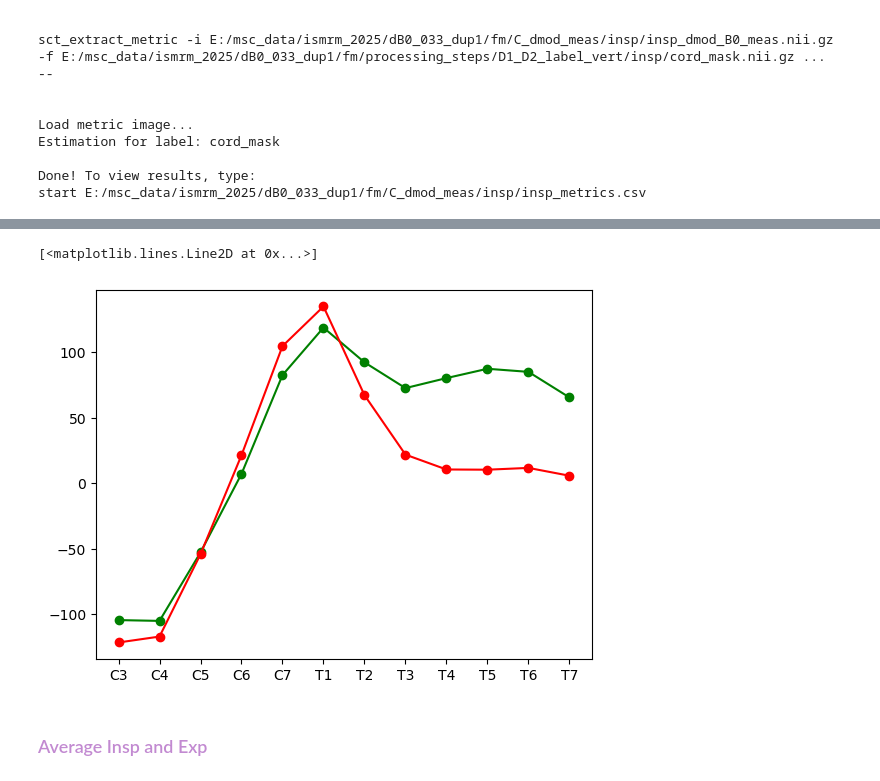
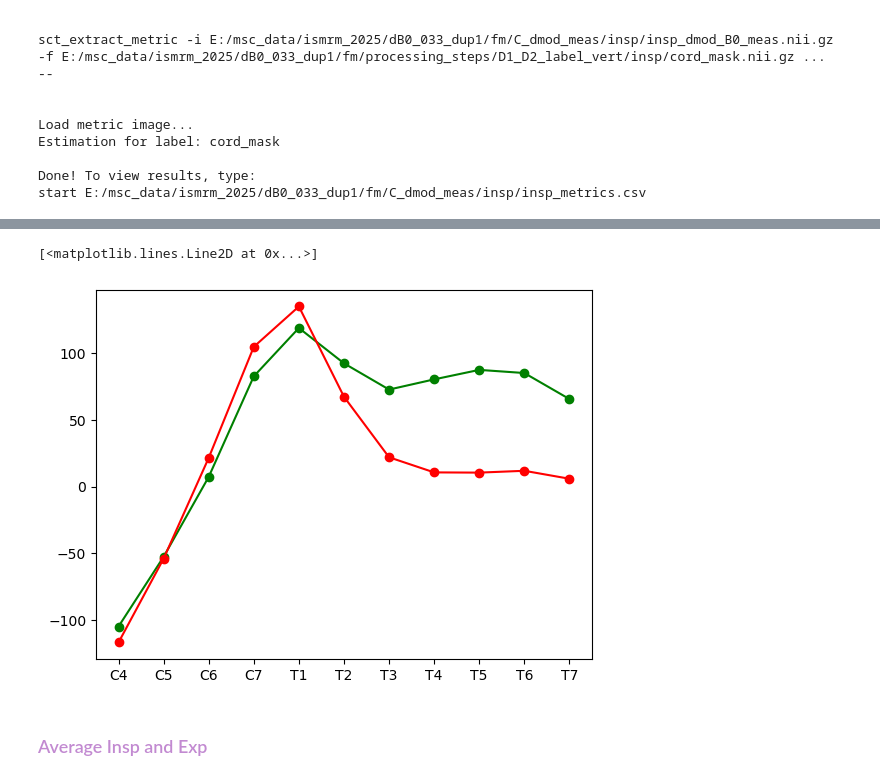
Before and after one commit to sriosq/Image-processing-strategies, a Jupyter notebook: compare_fieldmap/db0_033_nb.ipynb, the cells around one changed output, grey strips where cells are left out. Cells and saved outputs as stored; diff of their text form; code cells hidden in the pictures.

```diff
--- a/compare_fieldmap/db0_033_nb.ipynb
+++ b/compare_fieldmap/db0_033_nb.ipynb
@@ -65,5 +66,5 @@ start E:/msc_data/ismrm_2025/dB0_033_dup1/fm/C_dmod_meas/exp/exp_metrics.csv
 # %%
-exp_B0_metrics_path =  "E:/msc_data/ismrm_2025/dB0_033_dup1/fm/C_dmod_meas/exp/exp_metrics.csv"
+exp_B0_metrics_path =  "E:/msc_data/ismrm_2025/dB0_033_dup1/fm/C_dmod_meas/exp/exp_metrics_test.csv"
 exp_metrics_df = pd.read_csv(exp_B0_metrics_path)
 exp_metrics_data = exp_metrics_df['WA()']
 exp_metrics_data = exp_metrics_data[::-1]
@@ -147,12 +147,12 @@ insp_metrics_data
 0       5.928425
 Name: WA(), dtype: float64
 # %%
-vertebrae_levels = ['C3', 'C4', 'C5', 'C6', 'C7', 'T1', 'T2', 'T3', 'T4', 'T5', 'T6', 'T7'] # From 3 to 14
+vertebrae_levels = [ 'C4', 'C5', 'C6', 'C7', 'T1', 'T2', 'T3', 'T4', 'T5', 'T6', 'T7'] # From 4 to 14
 plt.plot(vertebrae_levels, exp_metrics_data, marker = 'o', linestyle = '-', label = "dmod Exp B0 measured", color = "green")
 plt.plot(vertebrae_levels, insp_metrics_data, marker = 'o', linestyle = '-', label = "dmod Insp B0 measured", color = "red")
 # %% [output]
 [<matplotlib.lines.Line2D at 0x...>]
-[figure, old version]
+[figure, new version]
 # %% [markdown]
 ### <span style="color:#C28AD1"> Average Insp and Exp </span>
 # %%
```
Also changed, not shown: parts of 21 cells of this notebook, 3 other files.
